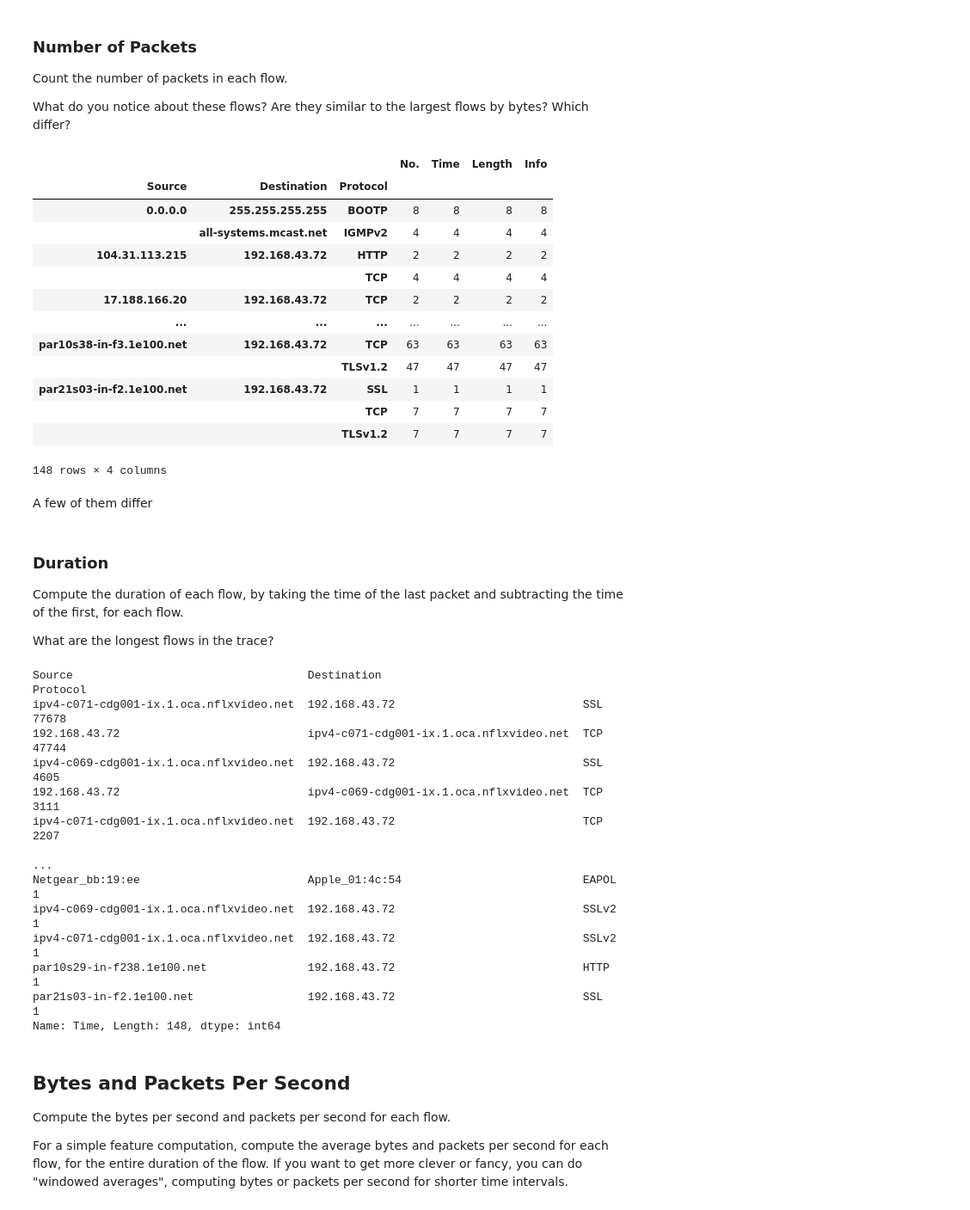
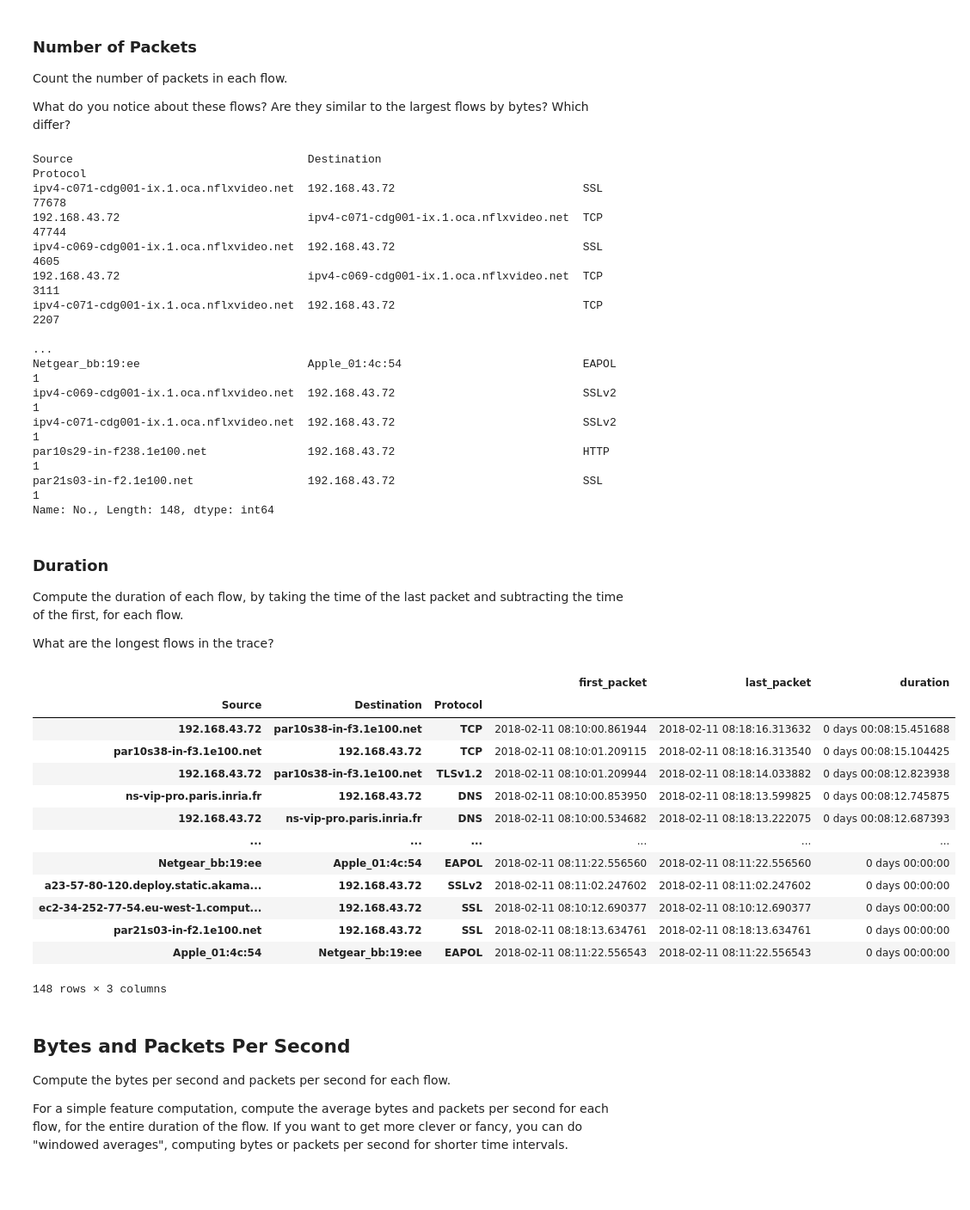
Before and after one commit to md-45/ml-systems-copy, a Jupyter notebook: docs/notebooks/05-Data-Acquisition-Clean.ipynb, the cells around one changed output. Shown at 86% size. Saved outputs shown, nothing was run; the diff lists cells and outputs as text; code cells hidden in the pictures; blank space fills up the shorter version.

```diff
--- a/docs/notebooks/05-Data-Acquisition-Clean.ipynb
+++ b/docs/notebooks/05-Data-Acquisition-Clean.ipynb
@@ -141,28 +141,22 @@ Count the number of packets in each flow.
 
 What do you notice about these flows? Are they similar to the largest flows by bytes? Which differ?
 # %%
-# of packets in each flow
-import matplotlib.pyplot as plt
-
-plt.bar(flows_ndf[("Source", "Destination", "Protocol") ], flows_ndf["No."])
-plt.show()
+flow_nop = ndf.groupby(["Source", "Destination", "Protocol"])["No."].count()
+flow_nop.sort_values(ascending = False)
 # %% [output]
-|  |  |  | No. | Time | Length | Info |
-| Source | Destination | Protocol |  |  |  |  |
-| 0.0.0.0 | 255.255.255.255 | BOOTP | 8 | 8 | 8 | 8 |
-|  | all-systems.mcast.net | IGMPv2 | 4 | 4 | 4 | 4 |
-| 104.31.113.215 | 192.168.43.72 | HTTP | 2 | 2 | 2 | 2 |
-|  |  | TCP | 4 | 4 | 4 | 4 |
-| 17.188.166.20 | 192.168.43.72 | TCP | 2 | 2 | 2 | 2 |
-| ... | ... | ... | ... | ... | ... | ... |
-| par10s38-in-f3.1e100.net | 192.168.43.72 | TCP | 63 | 63 | 63 | 63 |
-|  |  | TLSv1.2 | 47 | 47 | 47 | 47 |
-| par21s03-in-f2.1e100.net | 192.168.43.72 | SSL | 1 | 1 | 1 | 1 |
-|  |  | TCP | 7 | 7 | 7 | 7 |
-|  |  | TLSv1.2 | 7 | 7 | 7 | 7 |
-148 rows × 4 columns
+Source                                   Destination                              Protocol
+ipv4-c071-cdg001-ix.1.oca.nflxvideo.net  192.168.43.72                            SSL         77678
+192.168.43.72                            ipv4-c071-cdg001-ix.1.oca.nflxvideo.net  TCP         47744
+ipv4-c069-cdg001-ix.1.oca.nflxvideo.net  192.168.43.72                            SSL          4605
+192.168.43.72                            ipv4-c069-cdg001-ix.1.oca.nflxvideo.net  TCP          3111
+ipv4-c071-cdg001-ix.1.oca.nflxvideo.net  192.168.43.72                            TCP          2207
+                                                                                              ...
+Netgear_bb:19:ee                         Apple_01:4c:54                           EAPOL           1
+ipv4-c069-cdg001-ix.1.oca.nflxvideo.net  192.168.43.72                            SSLv2           1
+ipv4-c071-cdg001-ix.1.oca.nflxvideo.net  192.168.43.72                            SSLv2           1
+par10s29-in-f238.1e100.net               192.168.43.72                            HTTP            1
+par21s03-in-f2.1e100.net                 192.168.43.72                            SSL             1
+Name: No., Length: 148, dtype: int64
-# %% [markdown]
-A few of them differ
 # %% [markdown]
 ### Duration
 
@@ -170,21 +164,29 @@ Compute the duration of each flow, by taking the time of the last packet and sub
 
 What are the longest flows in the trace?
 # %%
-flows_ndf["Time"].sort_values(ascending = False)
+ndf["Time"] = pd.to_datetime(ndf["Time"])
+flow_duration = ndf.groupby(["Source", "Destination", "Protocol"])["Time"].agg(
+    first_packet="min",
+    last_packet="max"
+)
+flow_duration["duration"] = flow_duration["last_packet"] - flow_duration["first_packet"]
+
+flow_duration.sort_values("duration", ascending=False)
 # %% [output]
+|  |  |  | first_packet | last_packet | duration |
+| Source | Destination | Protocol |  |  |  |
+| 192.168.43.72 | par10s38-in-f3.1e100.net | TCP | 2018-02-11 08:10:00.861944 | 2018-02-11 08:18:16.313632 | 0 days 00:08:15.451688 |
+| par10s38-in-f3.1e100.net | 192.168.43.72 | TCP | 2018-02-11 08:10:01.209115 | 2018-02-11 08:18:16.313540 | 0 days 00:08:15.104425 |
+| 192.168.43.72 | par10s38-in-f3.1e100.net | TLSv1.2 | 2018-02-11 08:10:01.209944 | 2018-02-11 08:18:14.033882 | 0 days 00:08:12.823938 |
+| ns-vip-pro.paris.inria.fr | 192.168.43.72 | DNS | 2018-02-11 08:10:00.853950 | 2018-02-11 08:18:13.599825 | 0 days 00:08:12.745875 |
+| 192.168.43.72 | ns-vip-pro.paris.inria.fr | DNS | 2018-02-11 08:10:00.534682 | 2018-02-11 08:18:13.222075 | 0 days 00:08:12.687393 |
+| ... | ... | ... | ... | ... | ... |
+| Netgear_bb:19:ee | Apple_01:4c:54 | EAPOL | 2018-02-11 08:11:22.556560 | 2018-02-11 08:11:22.556560 | 0 days 00:00:00 |
+| a23-57-80-120.deploy.static.akama... | 192.168.43.72 | SSLv2 | 2018-02-11 08:11:02.247602 | 2018-02-11 08:11:02.247602 | 0 days 00:00:00 |
+| ec2-34-252-77-54.eu-west-1.comput... | 192.168.43.72 | SSL | 2018-02-11 08:10:12.690377 | 2018-02-11 08:10:12.690377 | 0 days 00:00:00 |
+| par21s03-in-f2.1e100.net | 192.168.43.72 | SSL | 2018-02-11 08:18:13.634761 | 2018-02-11 08:18:13.634761 | 0 days 00:00:00 |
+| Apple_01:4c:54 | Netgear_bb:19:ee | EAPOL | 2018-02-11 08:11:22.556543 | 2018-02-11 08:11:22.556543 | 0 days 00:00:00 |
-Source                                   Destination                              Protocol
-ipv4-c071-cdg001-ix.1.oca.nflxvideo.net  192.168.43.72                            SSL         77678
-192.168.43.72                            ipv4-c071-cdg001-ix.1.oca.nflxvideo.net  TCP         47744
-ipv4-c069-cdg001-ix.1.oca.nflxvideo.net  192.168.43.72                            SSL          4605
-192.168.43.72                            ipv4-c069-cdg001-ix.1.oca.nflxvideo.net  TCP          3111
-ipv4-c071-cdg001-ix.1.oca.nflxvideo.net  192.168.43.72                            TCP          2207
-                                                                                              ...
-Netgear_bb:19:ee                         Apple_01:4c:54                           EAPOL           1
-ipv4-c069-cdg001-ix.1.oca.nflxvideo.net  192.168.43.72                            SSLv2           1
-ipv4-c071-cdg001-ix.1.oca.nflxvideo.net  192.168.43.72                            SSLv2           1
-par10s29-in-f238.1e100.net               192.168.43.72                            HTTP            1
-par21s03-in-f2.1e100.net                 192.168.43.72                            SSL             1
-Name: Time, Length: 148, dtype: int64
+148 rows × 3 columns
 # %% [markdown]
 ## Bytes and Packets Per Second
 
```
Also changed, not shown: parts of 3 cells of this notebook.
